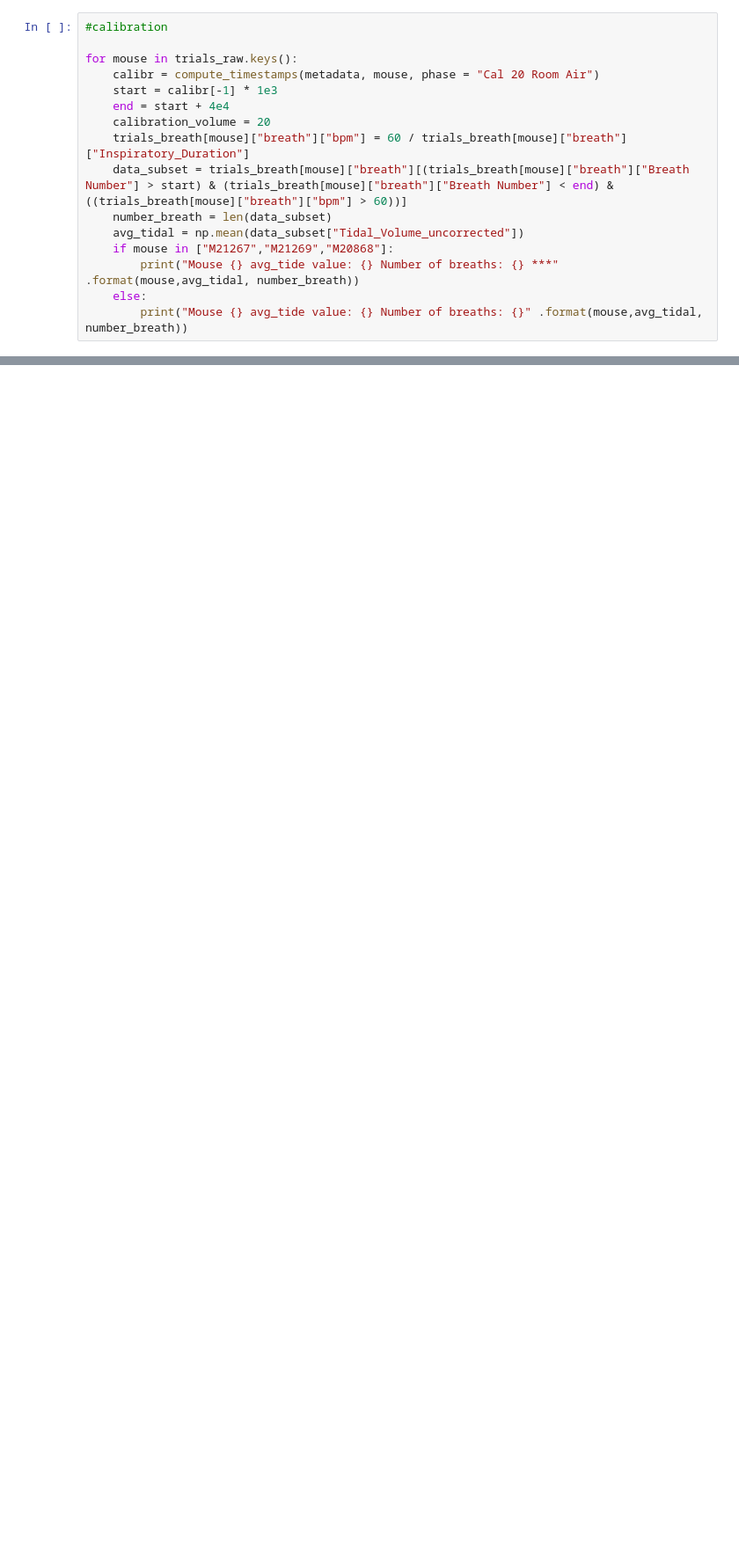
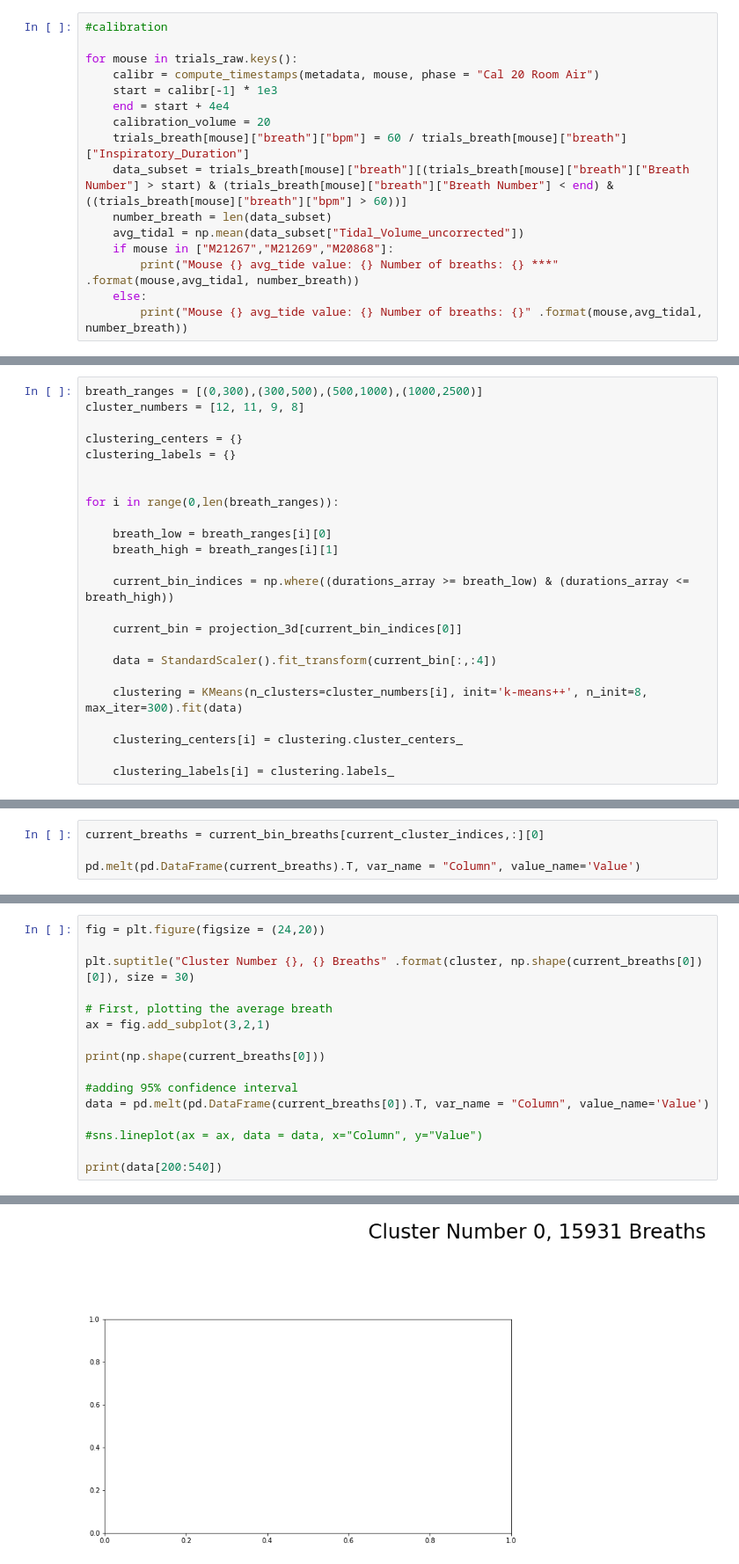
Before and after one commit to mahmoudalmadi/BCM_SIDS_ML_Summer_22, a Jupyter notebook: playground/week_3-4_BreathExtraction.ipynb, the cells around one changed output, grey strips where cells are left out. Shown at 88% size. Cells and saved outputs as stored; diff of their text form; blank space fills up the shorter version.

```diff
--- a/playground/week_3-4_BreathExtraction.ipynb
+++ b/playground/week_3-4_BreathExtraction.ipynb
@@ -1118,0 +1675,24 @@ Text(0.5, 1.0, 'Number of Breaths in Each Height Range')
+# %%
+breath_ranges = [(0,300),(300,500),(500,1000),(1000,2500)]
+cluster_numbers = [12, 11, 9, 8]
+
+clustering_centers = {}
+clustering_labels = {}
+
+
+for i in range(0,len(breath_ranges)):
+
+    breath_low = breath_ranges[i][0]
+    breath_high = breath_ranges[i][1]
+
+    current_bin_indices = np.where((durations_array >= breath_low) & (durations_array <= breath_high))
+
+    current_bin = projection_3d[current_bin_indices[0]]
+
+    data = StandardScaler().fit_transform(current_bin[:,:4])
+
+    clustering = KMeans(n_clusters=cluster_numbers[i], init='k-means++', n_init=8, max_iter=300).fit(data)
+
+    clustering_centers[i] = clustering.cluster_centers_
+
+    clustering_labels[i] = clustering.labels_
@@ -1118,0 +1715,4 @@ Text(0.5, 1.0, 'Number of Breaths in Each Height Range')
+# %%
+current_breaths = current_bin_breaths[current_cluster_indices,:][0]
+
+pd.melt(pd.DataFrame(current_breaths).T, var_name = "Column", value_name='Value')
@@ -1118,0 +1899,17 @@ Text(0.5, 1.0, 'Number of Breaths in Each Height Range')
+# %%
+fig = plt.figure(figsize = (24,20))
+
+plt.suptitle("Cluster Number {}, {} Breaths" .format(cluster, np.shape(current_breaths[0])[0]), size = 30)
+
+# First, plotting the average breath
+ax = fig.add_subplot(3,2,1)
+
+print(np.shape(current_breaths[0]))
+
+#adding 95% confidence interval
+data = pd.melt(pd.DataFrame(current_breaths[0]).T, var_name = "Column", value_name='Value')
+
+#sns.lineplot(ax = ax, data = data, x="Column", y="Value")
+
+print(data[200:540])
+# %% [output]
@@ -1118,0 +1931 @@ Text(0.5, 1.0, 'Number of Breaths in Each Height Range')
+[figure, added]
```
Also changed, not shown: parts of 79 cells of this notebook, 4 other files.
